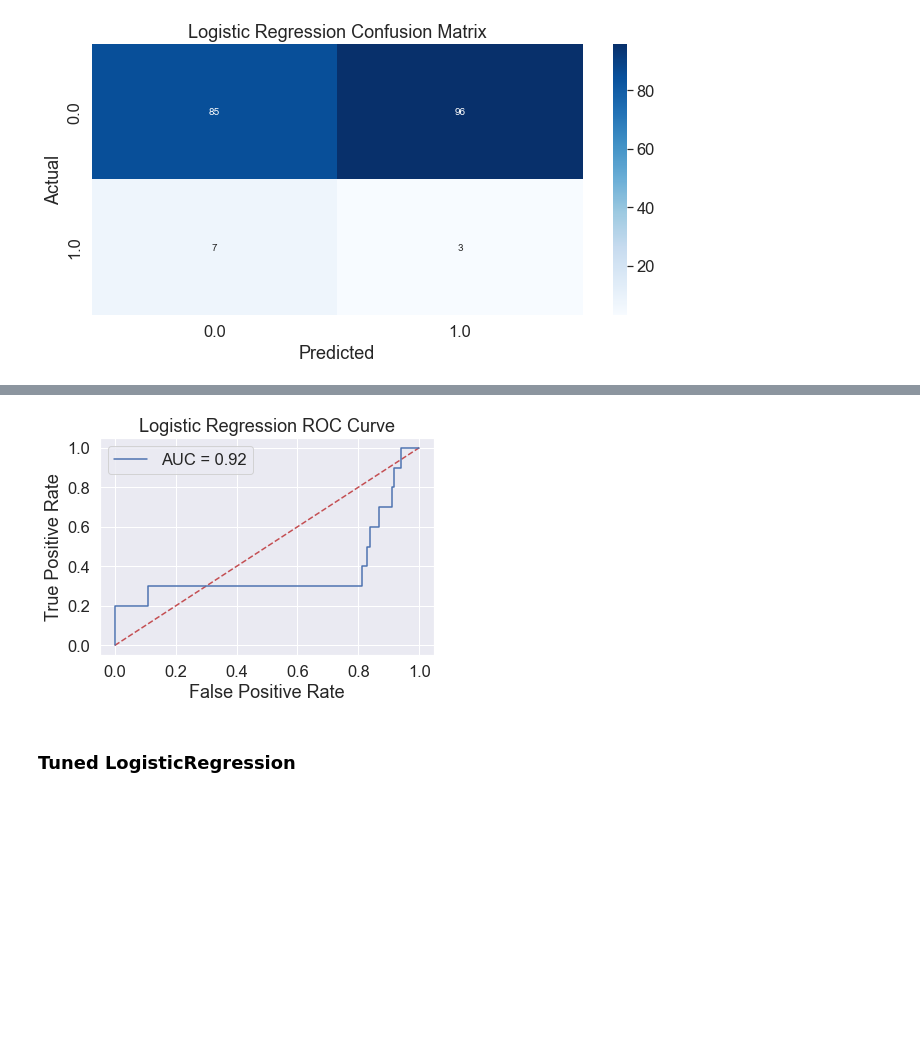
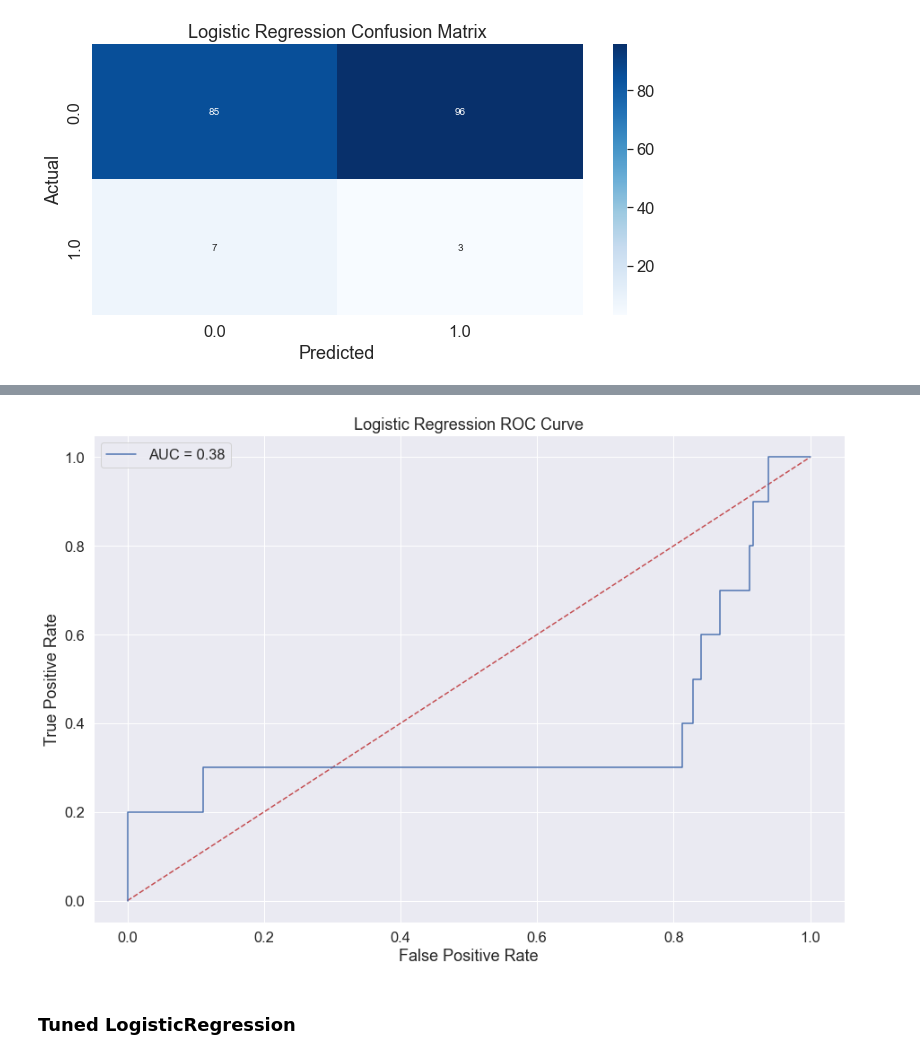
Before and after one commit to AlexPapanicolaou/businesscycles, a Jupyter notebook: first_attempt.ipynb, the cells around one changed output, grey strips where cells are left out. Cells and saved outputs as stored; diff of their text form; code cells hidden in the pictures; blank space fills up the shorter version.

```diff
--- a/first_attempt.ipynb
+++ b/first_attempt.ipynb
@@ -179,0 +334,11 @@ df_transform['WTISPLC'] = log_diff(df['WTISPLC'])
+# %%
+x_axis = ['Recessions', 'Bubbles']
+y1 = [649, 660]
+y2 = [95, 84]
+plt.bar(x_axis, y1, color='grey', label='Normal Period')
+plt.bar(x_axis, y2, bottom=y1, color='r', label='Period of Interest')
+plt.legend(bbox_to_anchor=(1.05, 1), fontsize=(12), loc=0)
+plt.title('Recessions, Bubbles, and Crashes. An Imbalanced Classification Problem')
+plt.ylabel('Months')
+plt.rcParams["figure.figsize"] = (15, 10)
+plt.show()
@@ -994,7 +1158,7 @@ param_dist = {
     'rf__n_estimators': [100, 200, 300],
     'rf__criterion': ['gini', 'entropy']}
 
-steps = [('scaler', StandardScaler()), ('sm', sm), # Putting StandardScaler first improved recall by .25 but hindered other results
+steps = [('sm', sm), ('scaler', StandardScaler()),  # Putting StandardScaler first improved recall by .25 but hindered other results
          ('rf', RandomForestClassifier())]
 
 pipeline = Pipeline(steps)
@@ -1115,0 +1268,14 @@ sns.set_style("white")
+# %%
+pipeline = Pipeline([('sm', sm), ('scaler', StandardScaler()), ('classifier', LogisticRegression())]) # Should imbalance fixing come before StandardScaler? - smote first slightly improved precision and recall here but unsure why.
+
+cspace = np.logspace(-5, 2, 50)
+
+param_grid = {'classifier__C': cspace, 'classifier__penalty': ['l1', 'l2']}
+
+logit_cv = GridSearchCV(pipeline, param_grid, cv=tscv, n_jobs=-1)
+
+logit_cv.fit(X_train, y_rec_train)
+
+print("Tuned Logistic Regression Parameters: {}".format(logit_cv.best_params_))
+print("Tuned Logistic Regression Accuracy: {:.2f}%".format(logit_cv.best_score_*100))
+print(classification_report(y_rec, logit_cv.predict(X)))
@@ -1115,0 +1305,16 @@ sns.set_style("white")
+# %%
+pipeline = Pipeline([('sm', sm), ('scaler', StandardScaler()), ('tree', tree)])
+
+param_dist = {"tree__max_depth": [1],
+              "tree__max_features": range(1, 10),
+              "tree__min_samples_leaf": range(1, 10),
+              "tree__criterion": ["gini", "entropy"]}
+
+
+tree_cv = GridSearchCV(pipeline, param_grid=param_dist, cv=tscv, n_jobs=-1)
+
+tree_cv.fit(X_train, y_rec_train)
+
+print("Tuned Decision Tree Parameters: {}".format(tree_cv.best_params_))
+print("Tuned Decision Tree Accuracy: {:.2f}%".format(tree_cv.best_score_*100))
+print(classification_report(y_rec, tree_cv.predict(X)))
@@ -1215,16 +1430,16 @@ plt.show()
 # %%
 b_logit_roc_auc = roc_auc_score(y_b_test, b_logit.predict_proba(X_test)[:,1])
 fpr, tpr, thresholds = roc_curve(y_b_test, b_logit.predict_proba(X_test)[:,1])
 
 plt.plot([0, 1], [0, 1], 'r--')
-plt.plot(fpr, tpr, label='AUC = %0.2f' % logit_roc_auc)
+plt.plot(fpr, tpr, label='AUC = %0.2f' % b_logit_roc_auc)
 plt.xlabel('False Positive Rate')
 plt.ylabel('True Positive Rate')
 plt.title('Logistic Regression ROC Curve')
 plt.legend(loc=0)
 plt.show()
 # %% [output]
-[figure, old version]
+[figure, new version]
 # %% [markdown]
 ### Tuned LogisticRegression
 # %%
```
Also changed, not shown: parts of 108 cells of this notebook.
